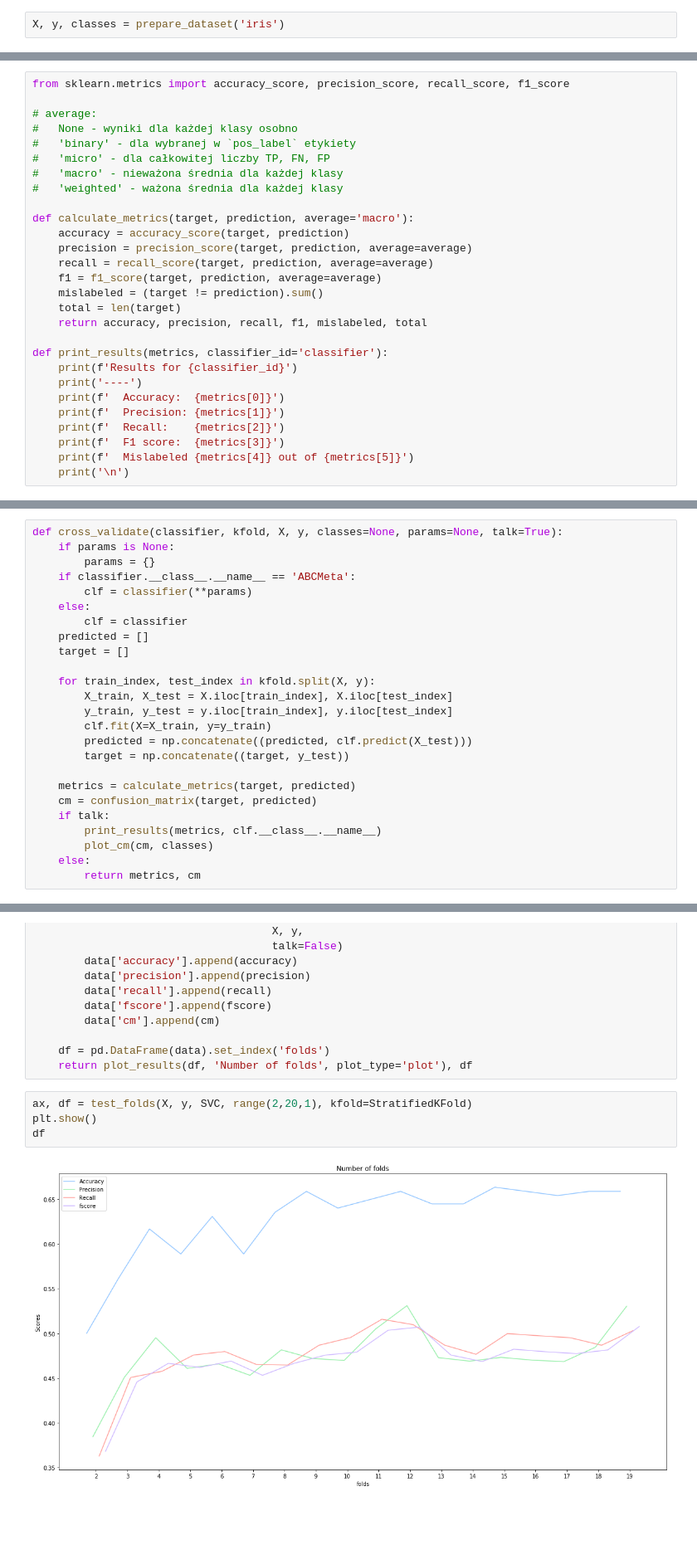
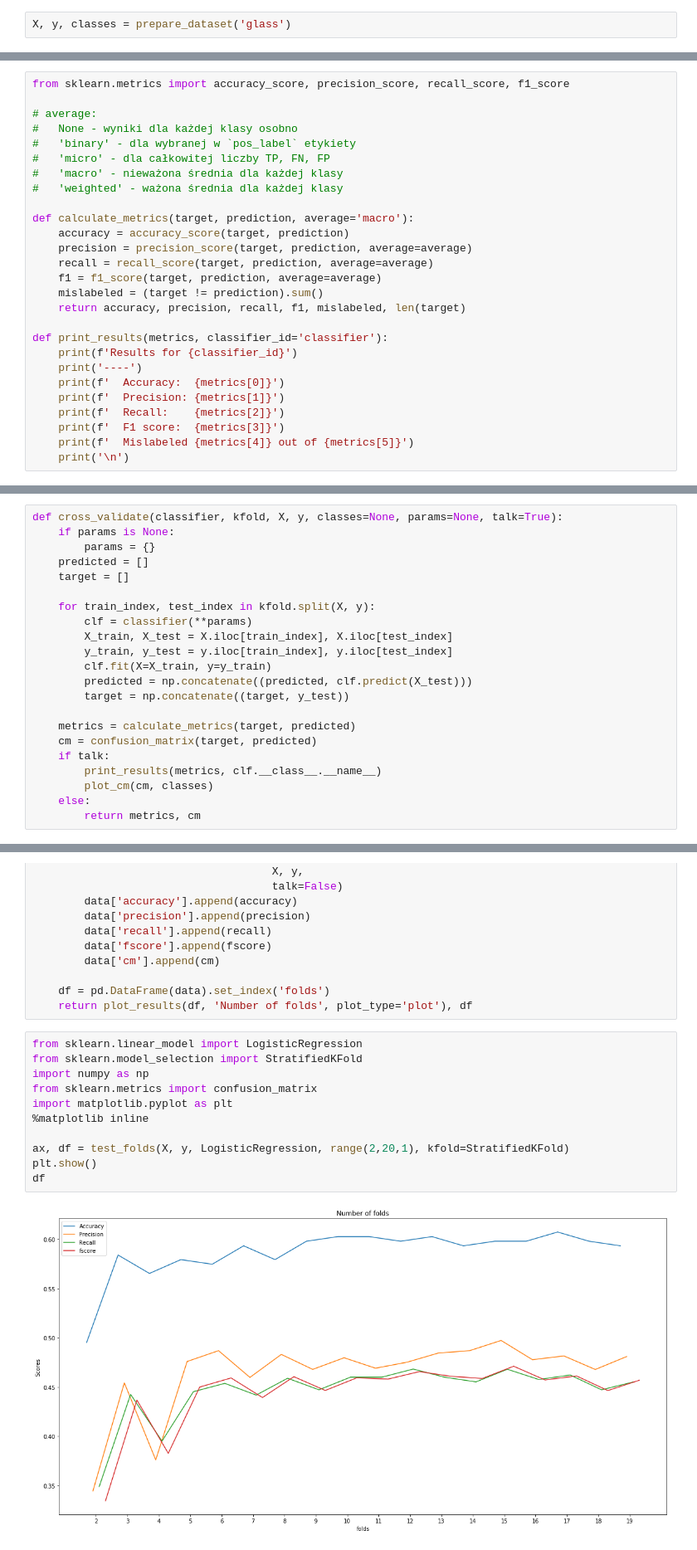
Before and after one commit to xenteros/data-science-training, a Jupyter notebook: SVM.ipynb, the cells around one changed output, grey strips where cells are left out. Shown: that part at 83% size. Cells and saved outputs as stored; diff of their text form; blank space fills up the shorter version.

```diff
--- a/SVM.ipynb
+++ b/SVM.ipynb
@@ -160,7 +160,7 @@ def prepare_dataset(dataset_name):
     X = dataset
     return X, y, classes
 # %%
-X, y, classes = prepare_dataset('iris')
+X, y, classes = prepare_dataset('glass')
 # %% [markdown]
 ### Kroswalidacja
 # %%
@@ -179,8 +179,7 @@ def calculate_metrics(target, prediction, average='macro'):
     recall = recall_score(target, prediction, average=average)
     f1 = f1_score(target, prediction, average=average)
     mislabeled = (target != prediction).sum()
-    total = len(target)
-    return accuracy, precision, recall, f1, mislabeled, total
+    return accuracy, precision, recall, f1, mislabeled, len(target)
 
 def print_results(metrics, classifier_id='classifier'):
     print(f'Results for {classifier_id}')
@@ -286,14 +285,11 @@ def plot_cm(confusion_matrix, classes):
 def cross_validate(classifier, kfold, X, y, classes=None, params=None, talk=True):
     if params is None:
         params = {}
-    if classifier.__class__.__name__ == 'ABCMeta':
-        clf = classifier(**params)
-    else:
-        clf = classifier
     predicted = []
     target = []
 
     for train_index, test_index in kfold.split(X, y):
+        clf = classifier(**params)
         X_train, X_test = X.iloc[train_index], X.iloc[test_index]
         y_train, y_test = y.iloc[train_index], y.iloc[test_index]
         clf.fit(X=X_train, y=y_train)
@@ -473,10 +471,17 @@ def test_folds(X, y, classifier, folds, kfold=None,
     df = pd.DataFrame(data).set_index('folds')
     return plot_results(df, 'Number of folds', plot_type='plot'), df
 # %%
-ax, df = test_folds(X, y, SVC, range(2,20,1), kfold=StratifiedKFold)
+from sklearn.linear_model import LogisticRegression
+from sklearn.model_selection import StratifiedKFold
+import numpy as np
+from sklearn.metrics import confusion_matrix
+import matplotlib.pyplot as plt
+%matplotlib inline
+
+ax, df = test_folds(X, y, LogisticRegression, range(2,20,1), kfold=StratifiedKFold)
 plt.show()
 df
 # %% [output]
-[figure, old version]
+[figure, new version]
 |  | accuracy | precision | recall | fscore | cm |
 | folds |  |  |  |  |  |
```
Also changed, not shown: parts of 4 cells of this notebook, 1 other file.
